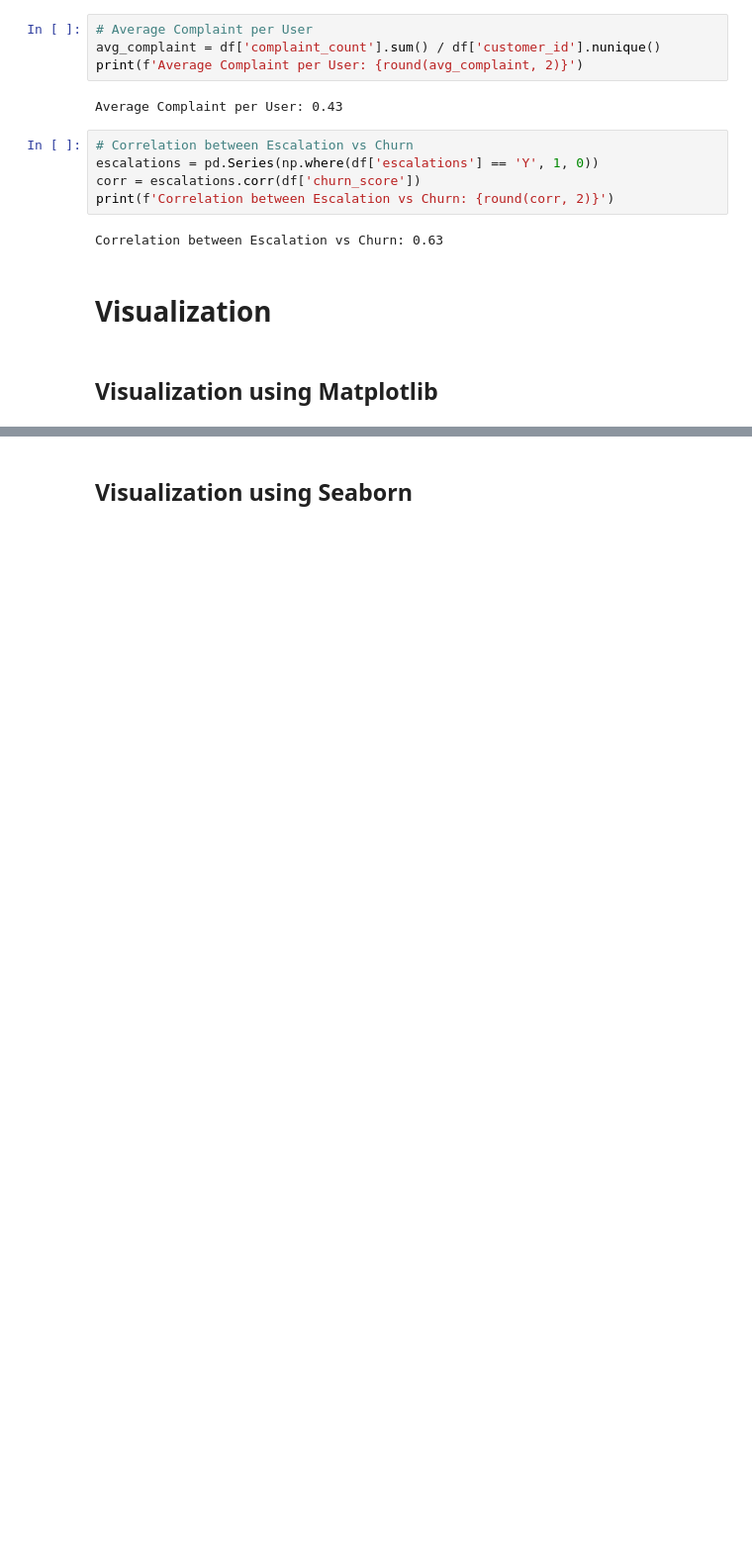
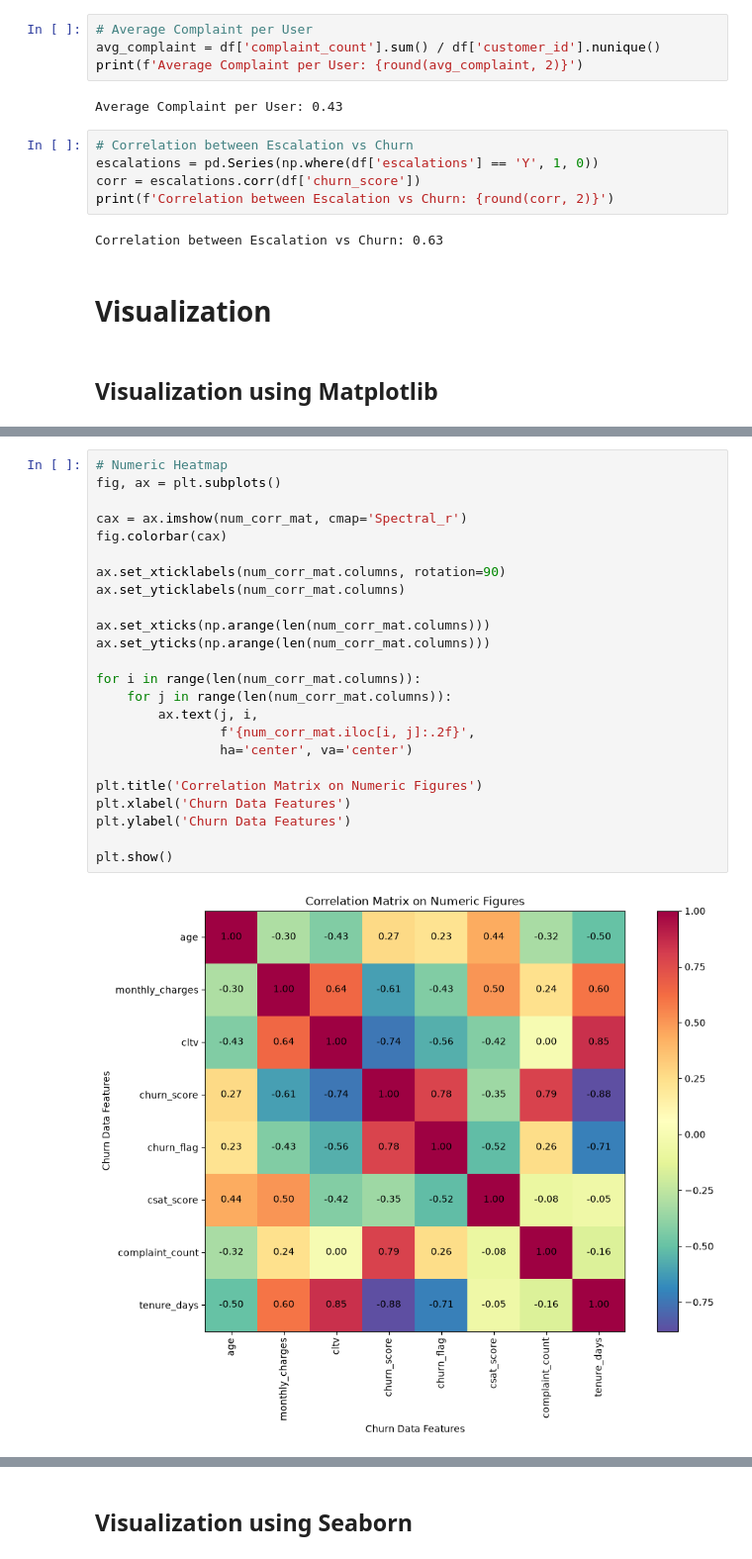
Before and after one commit to ThuCoo/ott-subscriber-churn-retention, a Jupyter notebook: churn_analysis.ipynb, the cells around one changed output, grey strips where cells are left out. Shown at 99% size. Drawn from its saved outputs; the diff is of its cells as text; blank space fills up the shorter version.

```diff
--- a/churn_analysis.ipynb
+++ b/churn_analysis.ipynb
@@ -371,0 +463,26 @@ Correlation between Escalation vs Churn: 0.63
+# %%
+# Numeric Heatmap
+fig, ax = plt.subplots()
+
+cax = ax.imshow(num_corr_mat, cmap='Spectral_r')
+fig.colorbar(cax)
+
+ax.set_xticklabels(num_corr_mat.columns, rotation=90)
+ax.set_yticklabels(num_corr_mat.columns)
+
+ax.set_xticks(np.arange(len(num_corr_mat.columns)))
+ax.set_yticks(np.arange(len(num_corr_mat.columns)))
+
+for i in range(len(num_corr_mat.columns)):
+    for j in range(len(num_corr_mat.columns)):
+        ax.text(j, i,
+                f'{num_corr_mat.iloc[i, j]:.2f}',
+                ha='center', va='center')
+
+plt.title('Correlation Matrix on Numeric Figures')
+plt.xlabel('Churn Data Features')
+plt.ylabel('Churn Data Features')
+
+plt.show()
+# %% [output]
+[figure, added]
```
Also changed, not shown: parts of 14 cells of this notebook, 1 other file.
